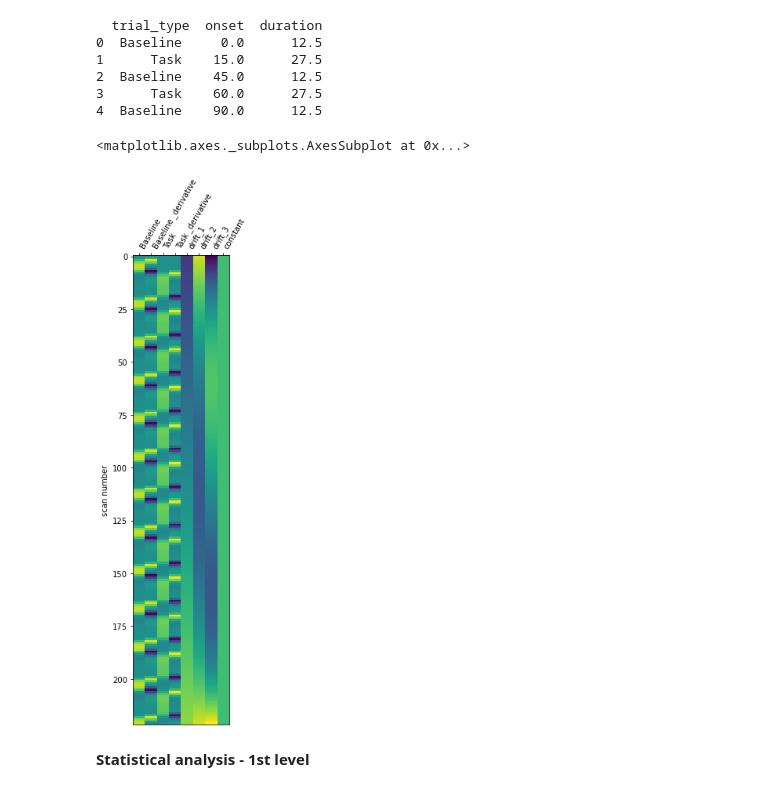
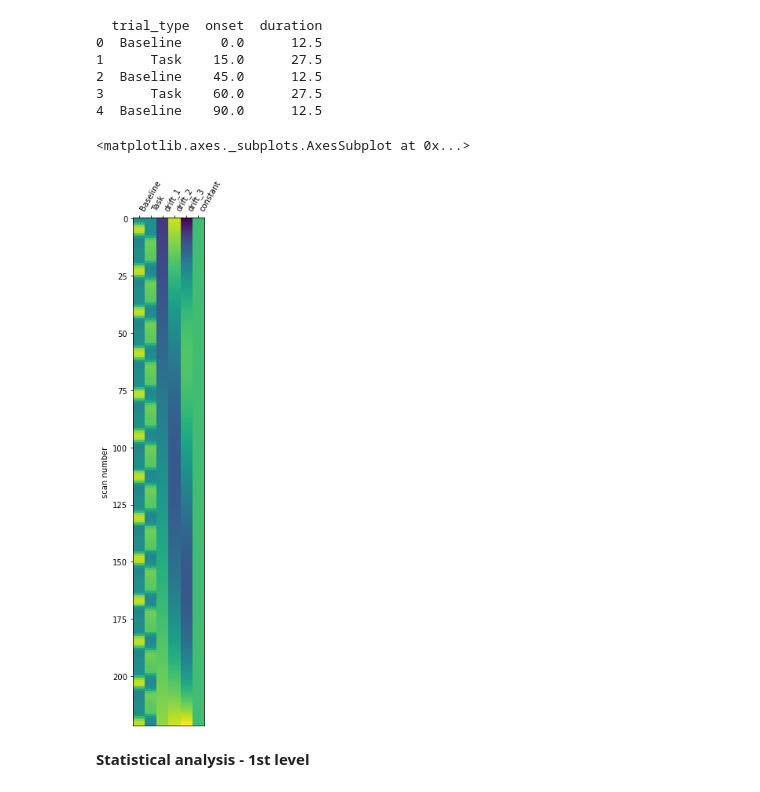
Before and after one commit to brunodireito/MVPA-speech_project, a Jupyter notebook: MVPA-project-admin/project_main.ipynb, the cells around one changed output. Cells and saved outputs as stored; diff of their text form; code cells hidden in the pictures.

```diff
--- a/MVPA-project-admin/project_main.ipynb
+++ b/MVPA-project-admin/project_main.ipynb
@@ -105,13 +106,13 @@ print(events_df.head())
 # %%
 hrf_model='spm'
 design_matrix = make_first_level_design_matrix(frame_times, events_df,
                                     drift_model='polynomial', drift_order=3,
                                     hrf_model=hrf_model)
 
-plot_design_matrix(X1)
+plot_design_matrix(design_matrix)
 # %% [output]
 <matplotlib.axes._subplots.AxesSubplot at 0x...>
-[figure, old version]
+[figure, new version]
 # %% [markdown]
 **Statistical analysis - 1st level**
 # %%
```
Also changed, not shown: parts of 2 cells of this notebook, 2 other files.
